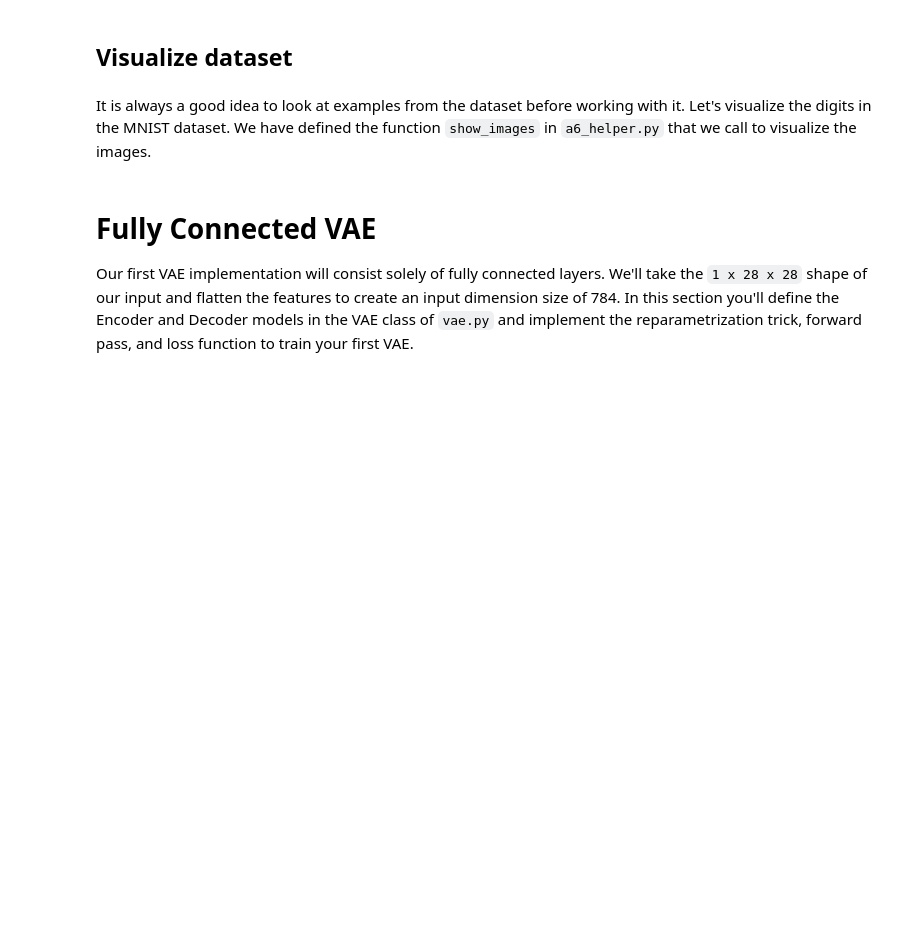
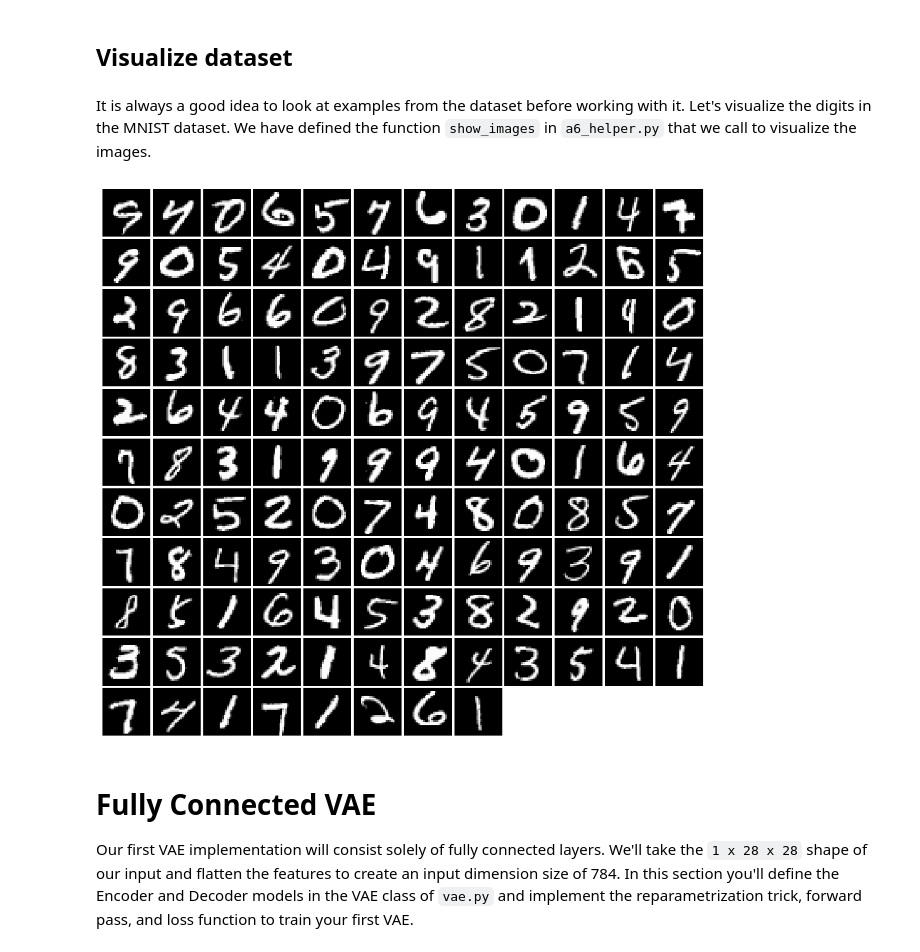
Before and after one commit to james-hyeok-kim/KU_homework, a Jupyter notebook: generative_artificial_intelligence/assignment_3/variational_autoencoders.ipynb, the cells around one changed output. Drawn from its saved outputs; the diff is of its cells as text; code cells hidden in the pictures; blank space fills up the shorter version.

```diff
--- a/generative_artificial_intelligence/assignment_3/variational_autoencoders.ipynb
+++ b/generative_artificial_intelligence/assignment_3/variational_autoencoders.ipynb
@@ -94,8 +99,12 @@ It is always a good idea to look at examples from the dataset before working wit
 # %%
 from helper import show_images
 
-imgs = loader_train.__iter__().next()[0].view(batch_size, 784)
+# imgs = loader_train.__iter__().next()[0].view(batch_size, 784)
+# iter()로 반복자를 만들고, next() 함수로 감싸서 데이터를 가져옵니다.
+imgs = next(iter(loader_train))[0].view(batch_size, 784)
 show_images(imgs)
+# %% [output]
+[figure, added]
 # %% [markdown]
 # Fully Connected VAE
 
```
Also changed, not shown: parts of 9 cells of this notebook, 14 other files.
